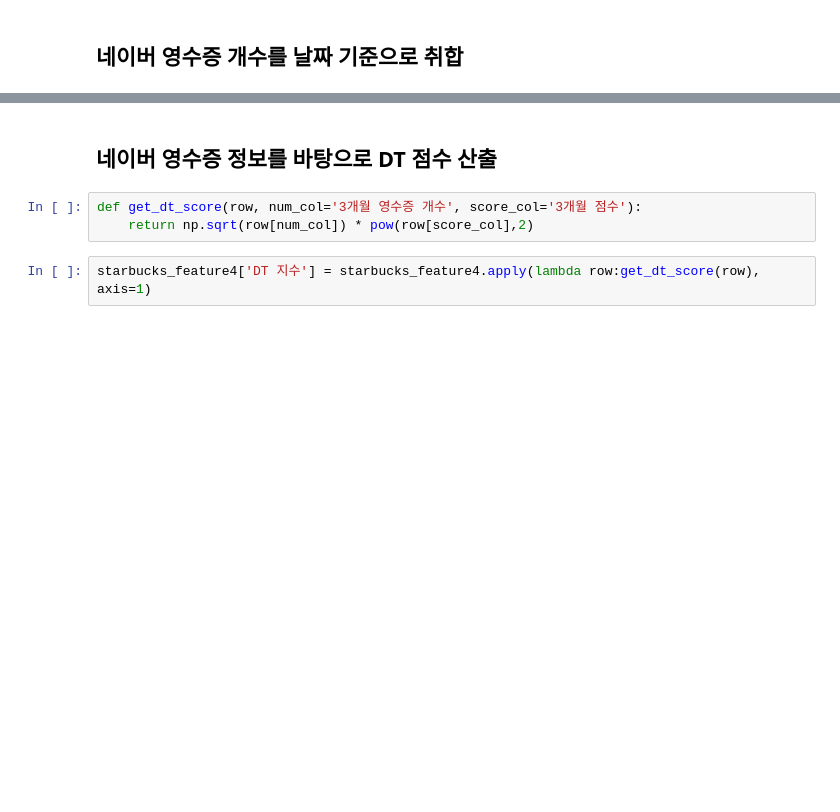
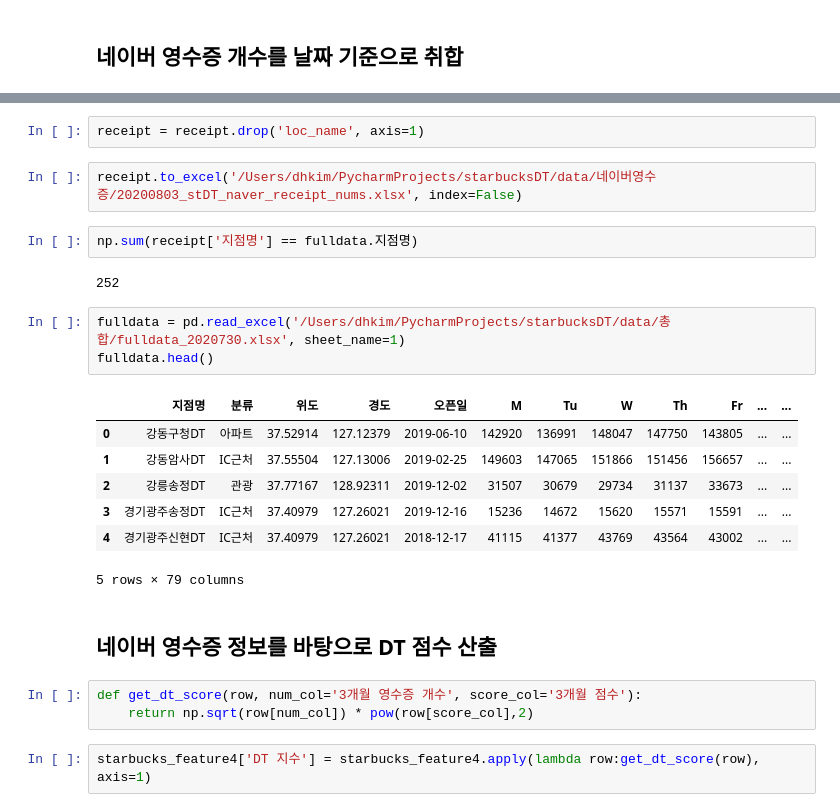
Before and after one commit to Edwardkim0/ML_pipeline_starbucksDT, a Jupyter notebook: code/preprocess/data_processing.ipynb, the cells around one changed output, grey strips where cells are left out. Drawn from its saved outputs; the diff is of its cells as text; blank space fills up the shorter version.

```diff
--- a/code/preprocess/data_processing.ipynb
+++ b/code/preprocess/data_processing.ipynb
@@ -1204,3 +1192,22 @@ save_plot.savefig("스타벅스 DT Feature 상관계수_simplified2.png")
+# %%
+receipt = receipt.drop('loc_name', axis=1)
+# %%
+receipt.to_excel('/Users/dhkim/PycharmProjects/starbucksDT/data/네이버영수증/20200803_stDT_naver_receipt_nums.xlsx', index=False)
+# %%
+np.sum(receipt['지점명'] == fulldata.지점명)
+# %% [output]
+252
+# %%
+fulldata = pd.read_excel('/Users/dhkim/PycharmProjects/starbucksDT/data/총합/fulldata_2020730.xlsx', sheet_name=1)
+fulldata.head()
+# %% [output]
+|  | 지점명 | 분류 | 위도 | 경도 | 오픈일 | M | Tu | W | Th | Fr | ... | ... |
+| 0 | 강동구청DT | 아파트 | 37.52914 | 127.12379 | 2019-06-10 | 142920 | 136991 | 148047 | 147750 | 143805 | ... | ... |
+| 1 | 강동암사DT | IC근처 | 37.55504 | 127.13006 | 2019-02-25 | 149603 | 147065 | 151866 | 151456 | 156657 | ... | ... |
+| 2 | 강릉송정DT | 관광 | 37.77167 | 128.92311 | 2019-12-02 | 31507 | 30679 | 29734 | 31137 | 33673 | ... | ... |
+| 3 | 경기광주송정DT | IC근처 | 37.40979 | 127.26021 | 2019-12-16 | 15236 | 14672 | 15620 | 15571 | 15591 | ... | ... |
+| 4 | 경기광주신현DT | IC근처 | 37.40979 | 127.26021 | 2018-12-17 | 41115 | 41377 | 43769 | 43564 | 43002 | ... | ... |
+5 rows × 79 columns
 # %% [markdown]
 ## 네이버 영수증 정보를 바탕으로 DT 점수 산출
 # %%
```
Also changed, not shown: parts of 10 cells of this notebook, 15 other files.
